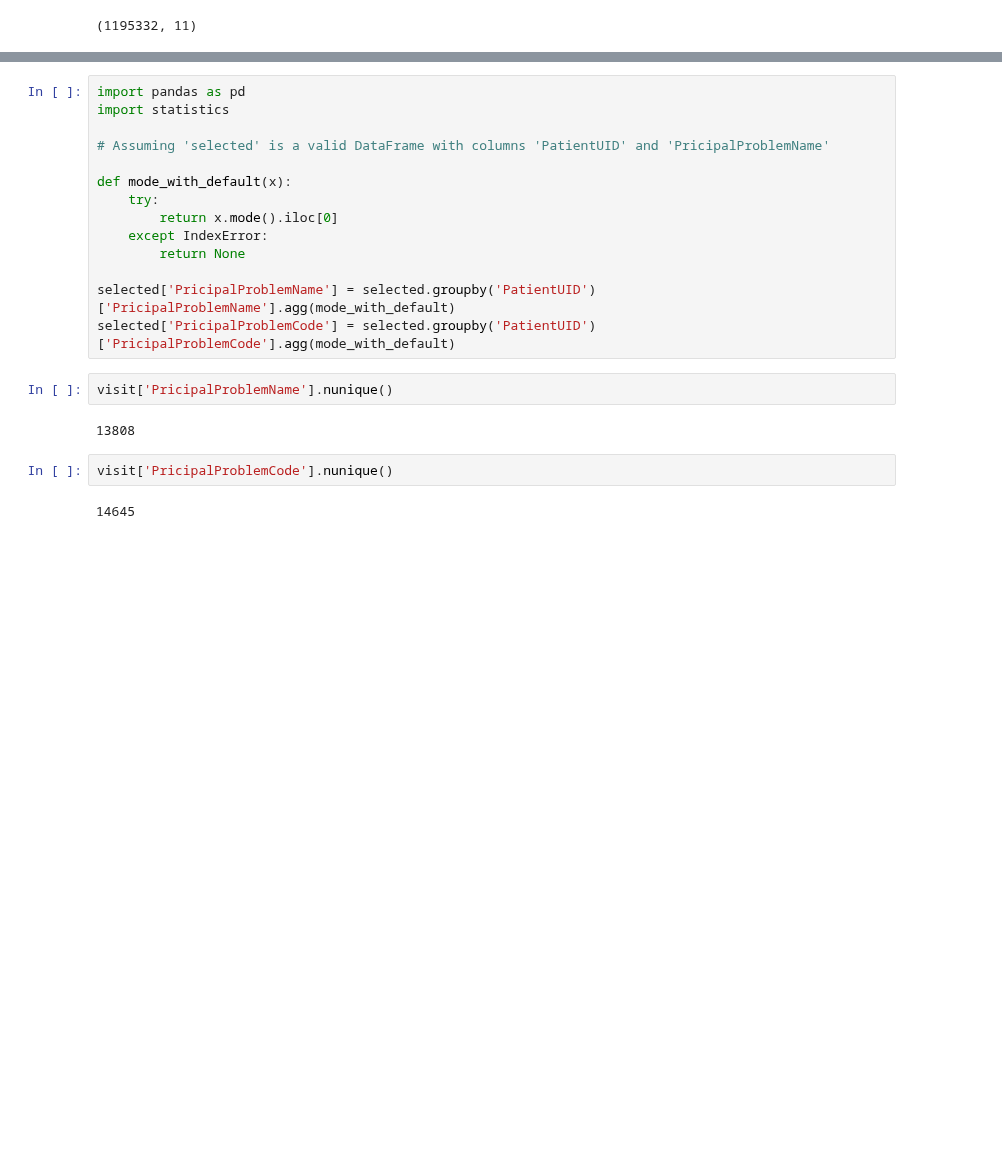
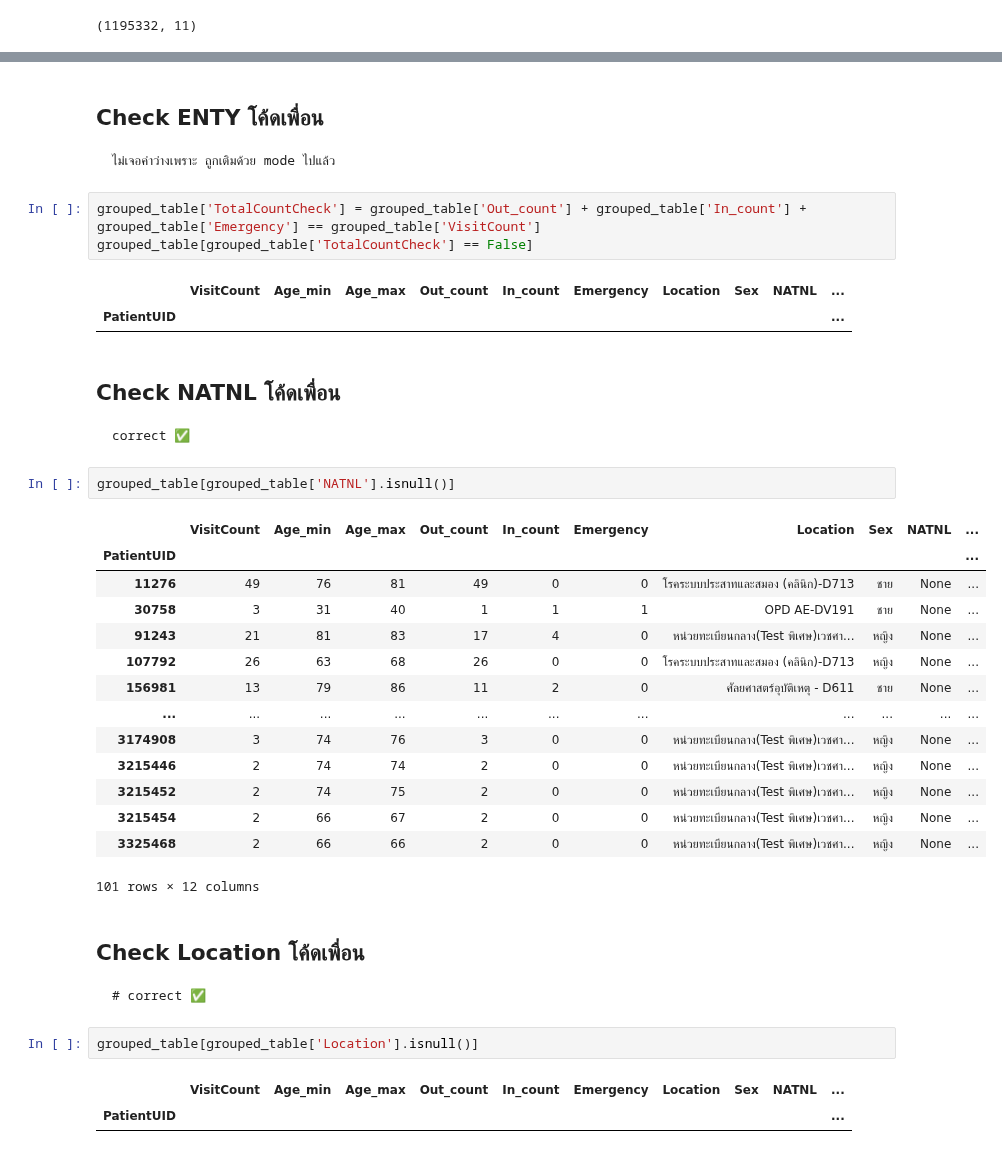
Before and after one commit to nxxk23/PROJECT, a Jupyter notebook: VisitFile.ipynb, the cells around one changed output, grey strips where cells are left out. Saved outputs shown, nothing was run; the diff lists cells and outputs as text; blank space fills up the shorter version.

````diff
--- a/VisitFile.ipynb
+++ b/VisitFile.ipynb
@@ -100,22 +139,49 @@ See the caveats in the documentation: https://pandas.pydata.org/pandas-docs/stab
-# %%
-import pandas as pd
-import statistics
-
-# Assuming 'selected' is a valid DataFrame with columns 'PatientUID' and 'PricipalProblemName'
-
-def mode_with_default(x):
-    try:
-        return x.mode().iloc[0]
-    except IndexError:
-        return None
-
-selected['PricipalProblemName'] = selected.groupby('PatientUID')['PricipalProblemName'].agg(mode_with_default)
-selected['PricipalProblemCode'] = selected.groupby('PatientUID')['PricipalProblemCode'].agg(mode_with_default)
-# %%
-visit['PricipalProblemName'].nunique()
-# %% [output]
-13808
-# %%
-visit['PricipalProblemCode'].nunique()
-# %% [output]
-14645
+# %% [markdown]
+## **Check ENTY โค้ดเพื่อน**
+
+
+```
+ไม่เจอค่าว่างเพราะ ถูกเติมด้วย mode ไปแล้ว
+```
+# %%
+grouped_table['TotalCountCheck'] = grouped_table['Out_count'] + grouped_table['In_count'] + grouped_table['Emergency'] == grouped_table['VisitCount']
+grouped_table[grouped_table['TotalCountCheck'] == False]
+# %% [output]
+|  | VisitCount | Age_min | Age_max | Out_count | In_count | Emergency | Location | Sex | NATNL | ... |
+| PatientUID |  |  |  |  |  |  |  |  |  | ... |
+# %% [markdown]
+## **Check NATNL โค้ดเพื่อน**
+
+
+```
+correct ✅
+```
+# %%
+grouped_table[grouped_table['NATNL'].isnull()]
+# %% [output]
+|  | VisitCount | Age_min | Age_max | Out_count | In_count | Emergency | Location | Sex | NATNL | ... |
+| PatientUID |  |  |  |  |  |  |  |  |  | ... |
+| 11276 | 49 | 76 | 81 | 49 | 0 | 0 | โรคระบบประสาทและสมอง (คลินิก)-D713 | ชาย | None | ... |
+| 30758 | 3 | 31 | 40 | 1 | 1 | 1 | OPD AE-DV191 | ชาย | None | ... |
+| 91243 | 21 | 81 | 83 | 17 | 4 | 0 | หน่วยทะเบียนกลาง(Test พิเศษ)เวชศา... | หญิง | None | ... |
+| 107792 | 26 | 63 | 68 | 26 | 0 | 0 | โรคระบบประสาทและสมอง (คลินิก)-D713 | หญิง | None | ... |
+| 156981 | 13 | 79 | 86 | 11 | 2 | 0 | ศัลยศาสตร์อุบัติเหตุ - D611 | ชาย | None | ... |
+| ... | ... | ... | ... | ... | ... | ... | ... | ... | ... | ... |
+| 3174908 | 3 | 74 | 76 | 3 | 0 | 0 | หน่วยทะเบียนกลาง(Test พิเศษ)เวชศา... | หญิง | None | ... |
+| 3215446 | 2 | 74 | 74 | 2 | 0 | 0 | หน่วยทะเบียนกลาง(Test พิเศษ)เวชศา... | หญิง | None | ... |
+| 3215452 | 2 | 74 | 75 | 2 | 0 | 0 | หน่วยทะเบียนกลาง(Test พิเศษ)เวชศา... | หญิง | None | ... |
+| 3215454 | 2 | 66 | 67 | 2 | 0 | 0 | หน่วยทะเบียนกลาง(Test พิเศษ)เวชศา... | หญิง | None | ... |
+| 3325468 | 2 | 66 | 66 | 2 | 0 | 0 | หน่วยทะเบียนกลาง(Test พิเศษ)เวชศา... | หญิง | None | ... |
+101 rows × 12 columns
+# %% [markdown]
+## **Check Location โค้ดเพื่อน**
+
+
+```
+# correct ✅
+```
+# %%
+grouped_table[grouped_table['Location'].isnull()]
+# %% [output]
+|  | VisitCount | Age_min | Age_max | Out_count | In_count | Emergency | Location | Sex | NATNL | ... |
+| PatientUID |  |  |  |  |  |  |  |  |  | ... |
````
Also changed, not shown: parts of 28 cells of this notebook.
